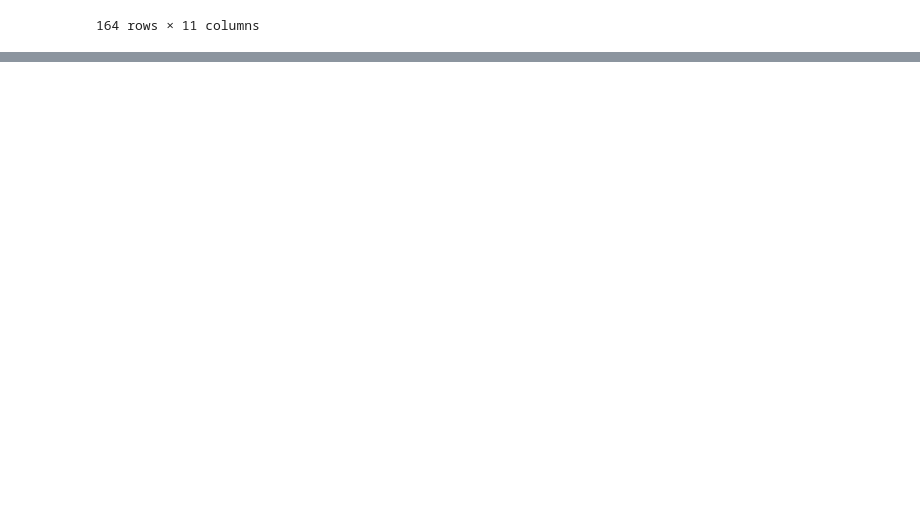
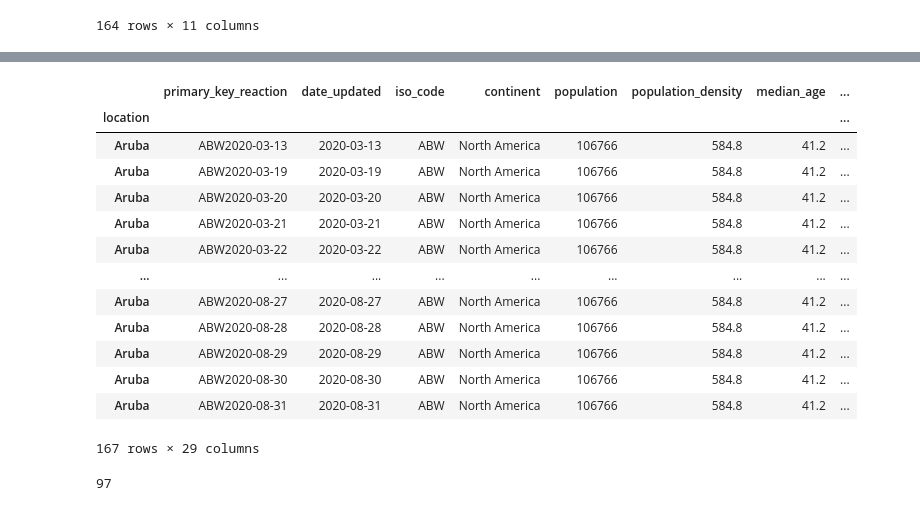
Before and after one commit to pmmfs/capstone-project, a Jupyter notebook: regulation/Analysis/rough_work_TBD_eventually/FINAL_government_regulation_impact_initial_analysis_MK_v4.ipynb, the cells around one changed output, grey strips where cells are left out. Saved outputs shown, nothing was run; the diff lists cells and outputs as text; code cells hidden in the pictures; blank space fills up the shorter version.

```diff
--- a/regulation/Analysis/rough_work_TBD_eventually/FINAL_government_regulation_impact_initial_analysis_MK_v4.ipynb
+++ b/regulation/Analysis/rough_work_TBD_eventually/FINAL_government_regulation_impact_initial_analysis_MK_v4.ipynb
@@ -337,3 +313,33 @@ ramp_up_details
 | Zambia | 70.83 | 2020-03-20 | 2020-05-02 | 43 days | 18383956.0 | 0.0 | 0.000000 | ... |
 | Zimbabwe | 87.96 | 2020-03-23 | 2020-03-30 | 7 days | 14862927.0 | 0.0 | 0.000000 | ... |
 164 rows × 11 columns
+# %%
+name = []
+thirty = []
+sixty = []
+ninety = []
+one_eighty = []
+total_tests_30 = []
+percent_pop_tests_30 = []
+total_cases_30 = []
+percent_pop_cases_30 = []
+total_deaths_30 = []
+percent_pop_deaths_30 = []
+total_tests_60 = []
+percent_pop_tests_60 = []
+total_cases_60 = []
+percent_pop_cases_60 = []
+total_deaths_60 = []
+percent_pop_deaths_60 = []
+total_tests_90 = []
+percent_pop_tests_90 = []
+total_cases_90 = []
+percent_pop_cases_90 = []
+total_deaths_90 = []
+percent_pop_deaths_90 = []
+total_tests_180 = []
+percent_pop_tests_180 = []
+total_cases_180 = []
+percent_pop_cases_180 = []
+total_deaths_180 = []
+percent_pop_deaths_180 = []
@@ -339,0 +440,21 @@ ramp_up_details
+# %%
+country1 = merged_covid_df.loc[merged_covid_df['location'] == location].copy()
+country1.set_index(country1['location'],inplace=True)
+country1.drop(['location'],axis=1,inplace=True)
+country1['date_updated'] = pd.to_datetime(country1['date_updated'])
+country1
+# %% [output]
+|  | primary_key_reaction | date_updated | iso_code | continent | population | population_density | median_age | ... |
+| location |  |  |  |  |  |  |  | ... |
+| Aruba | ABW2020-03-13 | 2020-03-13 | ABW | North America | 106766 | 584.8 | 41.2 | ... |
+| Aruba | ABW2020-03-19 | 2020-03-19 | ABW | North America | 106766 | 584.8 | 41.2 | ... |
+| Aruba | ABW2020-03-20 | 2020-03-20 | ABW | North America | 106766 | 584.8 | 41.2 | ... |
+| Aruba | ABW2020-03-21 | 2020-03-21 | ABW | North America | 106766 | 584.8 | 41.2 | ... |
+| Aruba | ABW2020-03-22 | 2020-03-22 | ABW | North America | 106766 | 584.8 | 41.2 | ... |
+| ... | ... | ... | ... | ... | ... | ... | ... | ... |
+| Aruba | ABW2020-08-27 | 2020-08-27 | ABW | North America | 106766 | 584.8 | 41.2 | ... |
+| Aruba | ABW2020-08-28 | 2020-08-28 | ABW | North America | 106766 | 584.8 | 41.2 | ... |
+| Aruba | ABW2020-08-29 | 2020-08-29 | ABW | North America | 106766 | 584.8 | 41.2 | ... |
+| Aruba | ABW2020-08-30 | 2020-08-30 | ABW | North America | 106766 | 584.8 | 41.2 | ... |
+| Aruba | ABW2020-08-31 | 2020-08-31 | ABW | North America | 106766 | 584.8 | 41.2 | ... |
+167 rows × 29 columns
@@ -340,2 +463,6 @@ ramp_up_details
+# %%
+sub_total_updated_30.total_cases_updated[0]
+# %% [output]
+97
 # %%
 # ramp_up_df.to_csv('../../Resources/ramp_up_details.csv', index=False)
```
Also changed, not shown: parts of 5 cells of this notebook, 1 other file.
